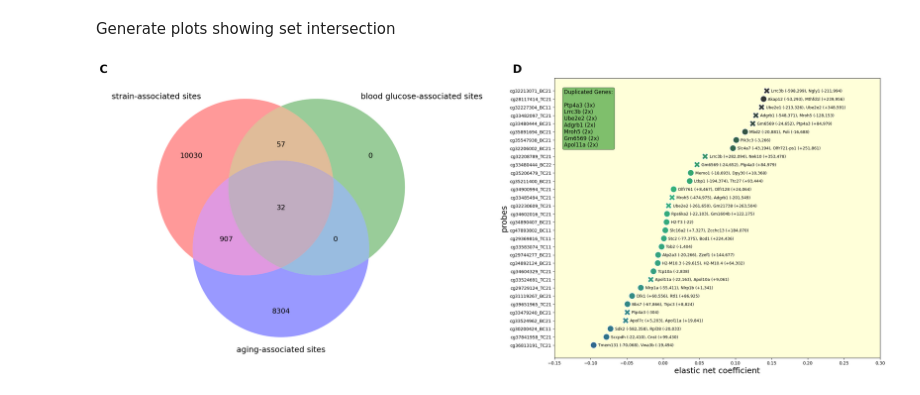
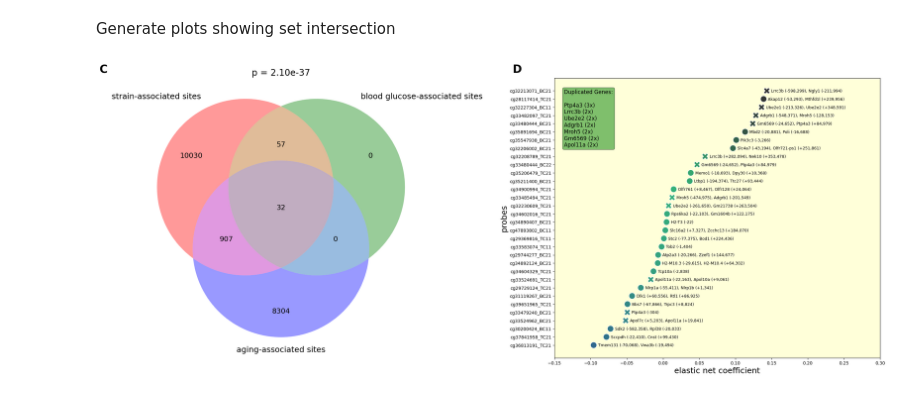
Before and after one commit to SamAndTheSun/CSS_healthspan_epigenetics, a Jupyter notebook: model_intersection_analysis.ipynb, the cells around one changed output. Drawn from its saved outputs; the diff is of its cells as text; code cells hidden in the pictures.

Commit message:
add p value

```diff
--- a/model_intersection_analysis.ipynb
+++ b/model_intersection_analysis.ipynb
@@ -27,6 +28,12 @@ os.chdir('C:\\Users\\Q004\\Desktop\\pellegrini_lab_research\\model_outputs\\')
 
 death_pvals = pd.read_excel('death_classifier_probes.xlsx', index_col=0)
 pinv_pvals = pd.read_excel('pseudoinverse_probes_filtered.xlsx', index_col=0)
+
+os.chdir('C:\\Users\\Q004\\Desktop\\pellegrini_lab_research\\raw_data\\')
+#os.chdir('C:\\Users\\Sam Anderson\\Desktop\\pellegrini_lab_research\\raw_data\\')
+
+all_probes = pd.read_excel('methylation_phenotype_encoded.xlsx', index_col=0)
+all_probes = all_probes[55:]
 # %% [markdown]
 Get the probes associated with strain
 # %%
@@ -187,31 +194,49 @@ cross = cross.rename_axis('ID').reset_index()
 glu_strain_age_df = cross.sort_values(by='coef', ascending=False, ignore_index=True) # sort these so the legend is not obscured
 
 # create 2 subplots
 fig, axs = plt.subplots(1, 2, figsize=(25, 10))  # Adjust the figure size as needed
 
 # get each set of probes
 set1 = set(strain_probes)
 set2 = set(glucose_probes)
 set3 = set(age_probes)
 
 # create a venn diagram using these sets of probes
 venn = venn3([set1, set2, set3], ('strain-associated sites', 'blood glucose-associated sites', 'aging-associated sites'), ax=axs[0], layout_algorithm=DefaultLayoutAlgorithm(fixed_subset_sizes=(1,1,1,1,1,1,1)))
 
 # adjust params
 for text in venn.set_labels:
     text.set_fontsize(18)
 
 for text in venn.subset_labels:
     text.set_fontsize(16)
 
+# get the p value for the intersection of sets
+
+# Parameters
+N = all_probes.shape[0]  # Total number of elements in the universal set
+n_A = len(glucose_probes)  # Size of set A
+n_B = len(strain_probes)  # Size of set B
+n_C = len(age_probes)  # Size of set C
+K = len(glu_strain_age)    # Total number of elements in the intersection (estimated or known)
+k = len(glu_strain_age)     # Observed size of intersection |A ∩ B ∩ C|
+
+# Calculate the total size of the union of the three sets
+n_total = n_A + n_B + n_C
+
+# Calculate the p-value for the intersection
+p_value = hypergeom.sf(k - 1, N, K, n_total)
+axs[0].set_title(f'p = {"{:.2e}".format(p_value)}', size=20)
+######
+
 # add subplot indicators C and D for combination with other plot
 axs[0].text(-0.1, 1.05, 'C', transform=axs[0].transAxes,
             fontsize=25, fontweight='bold', va='top', ha='right')
 axs[1].text(-0.1, 1.05, 'D', transform=axs[1].transAxes,
             fontsize=25, fontweight='bold', va='top', ha='right')
 
 # create a scatterplot showing the intersection between all three sets aging, blood glucose, and strain probes
 plot_scatter(axs[1], glu_age_df)
 plt.tight_layout()
 # %% [output]
-[figure, old version]
+[figure, new version]
```
Also changed, not shown: parts of 1 cell of this notebook.
